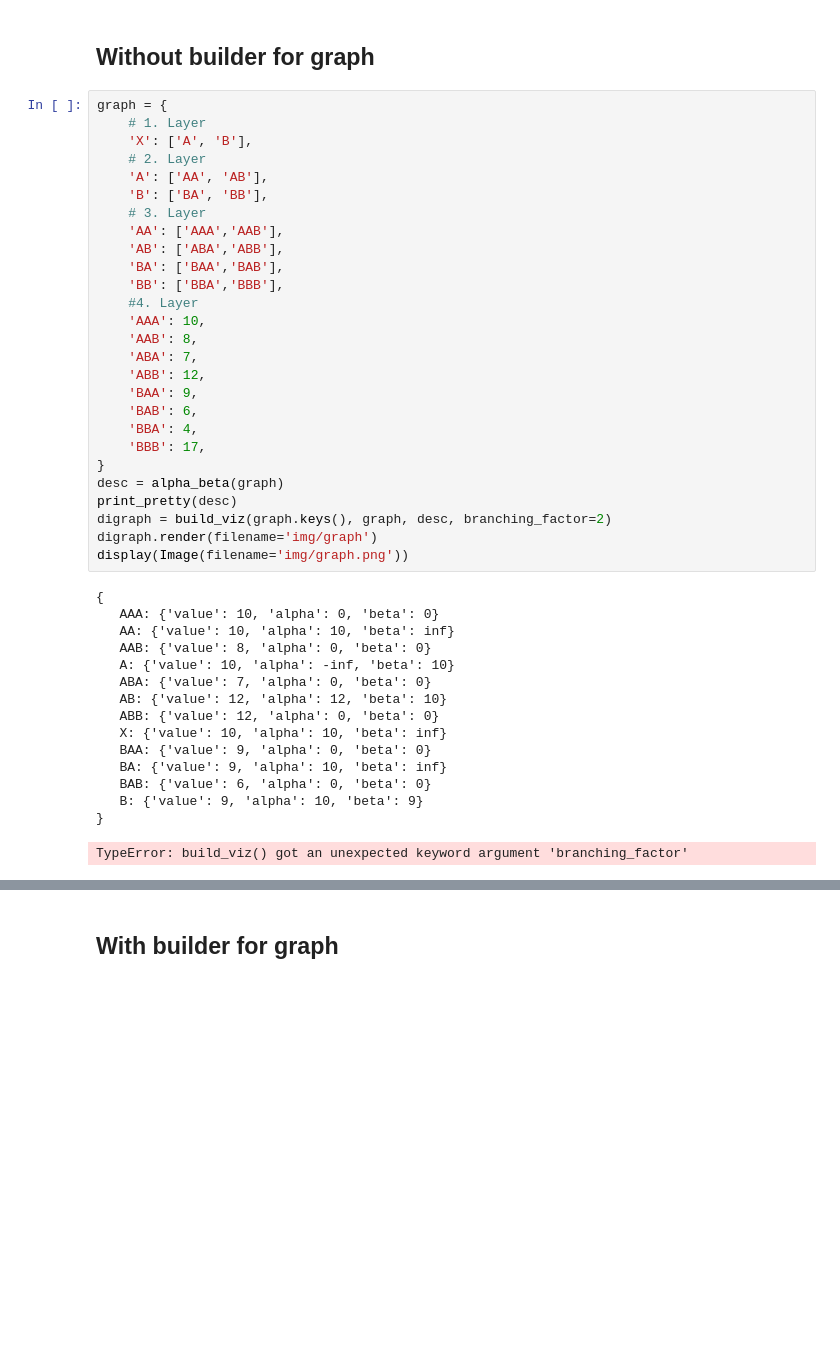
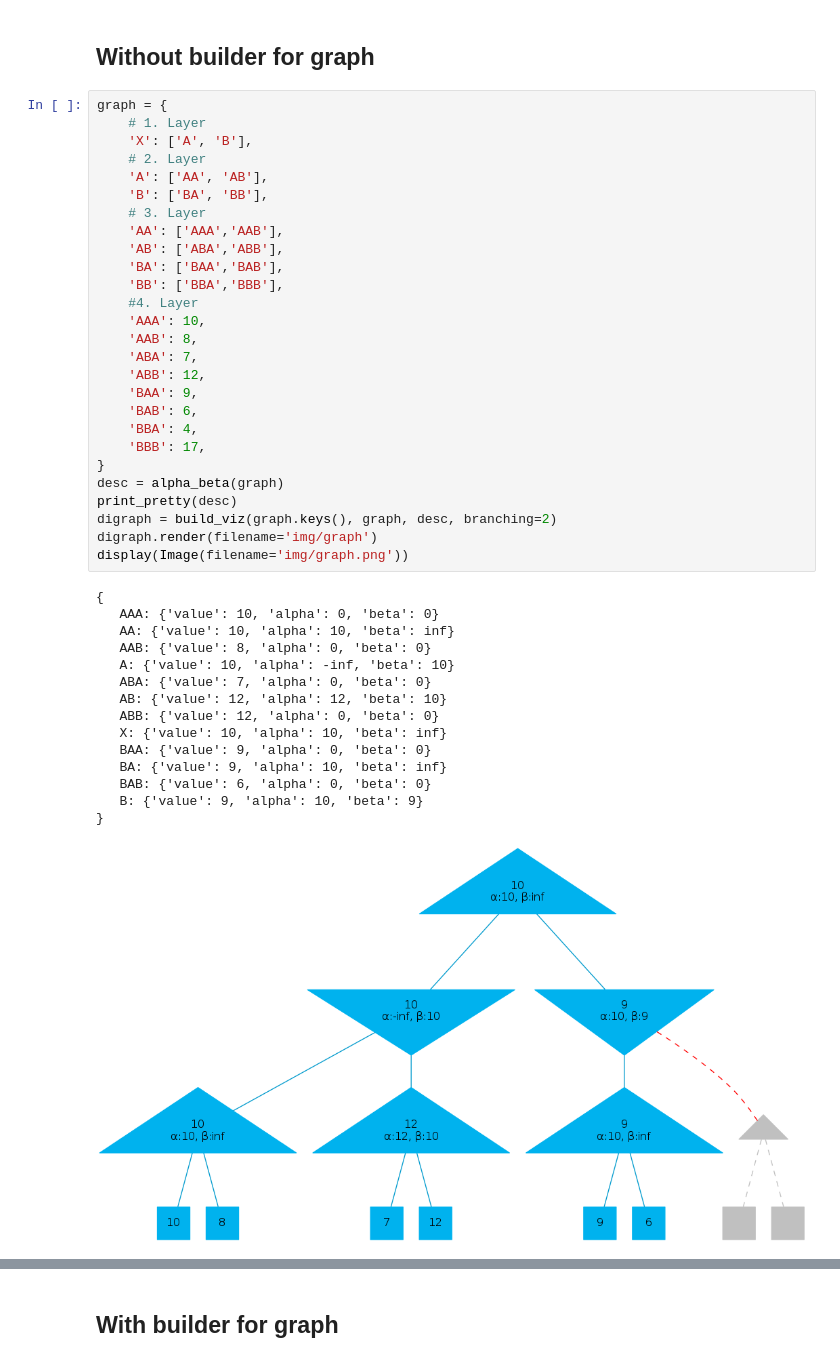
Before and after one commit to Mufas61/alpha-beta-pruning, a Jupyter notebook: graphviz.ipynb, the cells around one changed output, grey strips where cells are left out. Saved outputs shown, nothing was run; the diff lists cells and outputs as text; blank space fills up the shorter version.

```diff
--- a/graphviz.ipynb
+++ b/graphviz.ipynb
@@ -29,35 +29,35 @@ graph = {
     'BB': ['BBA','BBB'],
     #4. Layer
     'AAA': 10,
     'AAB': 8,
     'ABA': 7,
     'ABB': 12,
     'BAA': 9,
     'BAB': 6,
     'BBA': 4,
     'BBB': 17,
 }
 desc = alpha_beta(graph)
 print_pretty(desc)
-digraph = build_viz(graph.keys(), graph, desc, branching_factor=2)
+digraph = build_viz(graph.keys(), graph, desc, branching=2)
 digraph.render(filename='img/graph')
 display(Image(filename='img/graph.png'))
 # %% [output]
 {
    AAA: {'value': 10, 'alpha': 0, 'beta': 0}
    AA: {'value': 10, 'alpha': 10, 'beta': inf}
    AAB: {'value': 8, 'alpha': 0, 'beta': 0}
    A: {'value': 10, 'alpha': -inf, 'beta': 10}
    ABA: {'value': 7, 'alpha': 0, 'beta': 0}
    AB: {'value': 12, 'alpha': 12, 'beta': 10}
    ABB: {'value': 12, 'alpha': 0, 'beta': 0}
    X: {'value': 10, 'alpha': 10, 'beta': inf}
    BAA: {'value': 9, 'alpha': 0, 'beta': 0}
    BA: {'value': 9, 'alpha': 10, 'beta': inf}
    BAB: {'value': 6, 'alpha': 0, 'beta': 0}
    B: {'value': 9, 'alpha': 10, 'beta': 9}
 }
-TypeError: build_viz() got an unexpected keyword argument 'branching_factor'
+[figure, added]
 # %%
 graphx3 = {
      # 1. Layer
```
Also changed, not shown: parts of 4 cells of this notebook, 1 other file.
